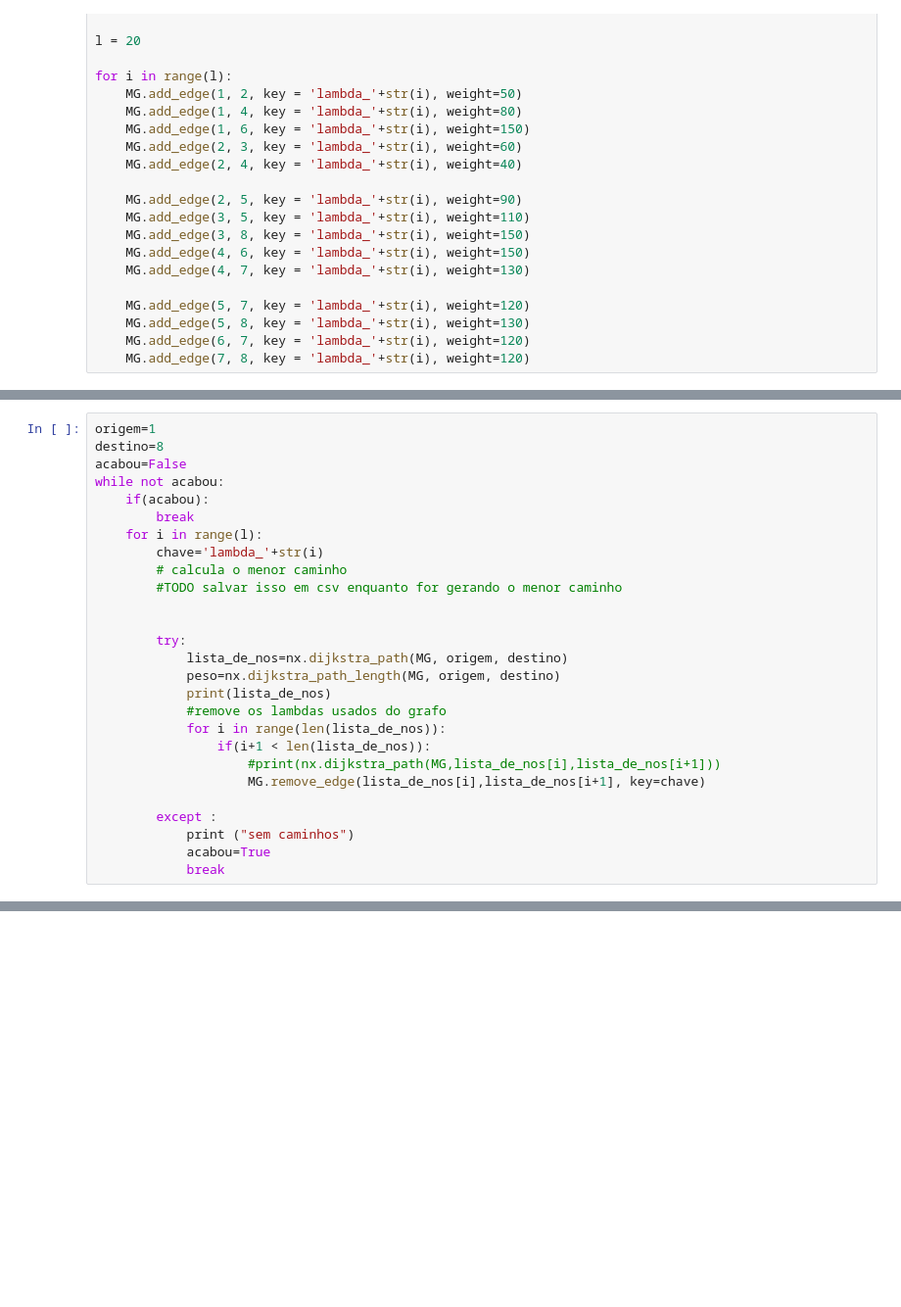
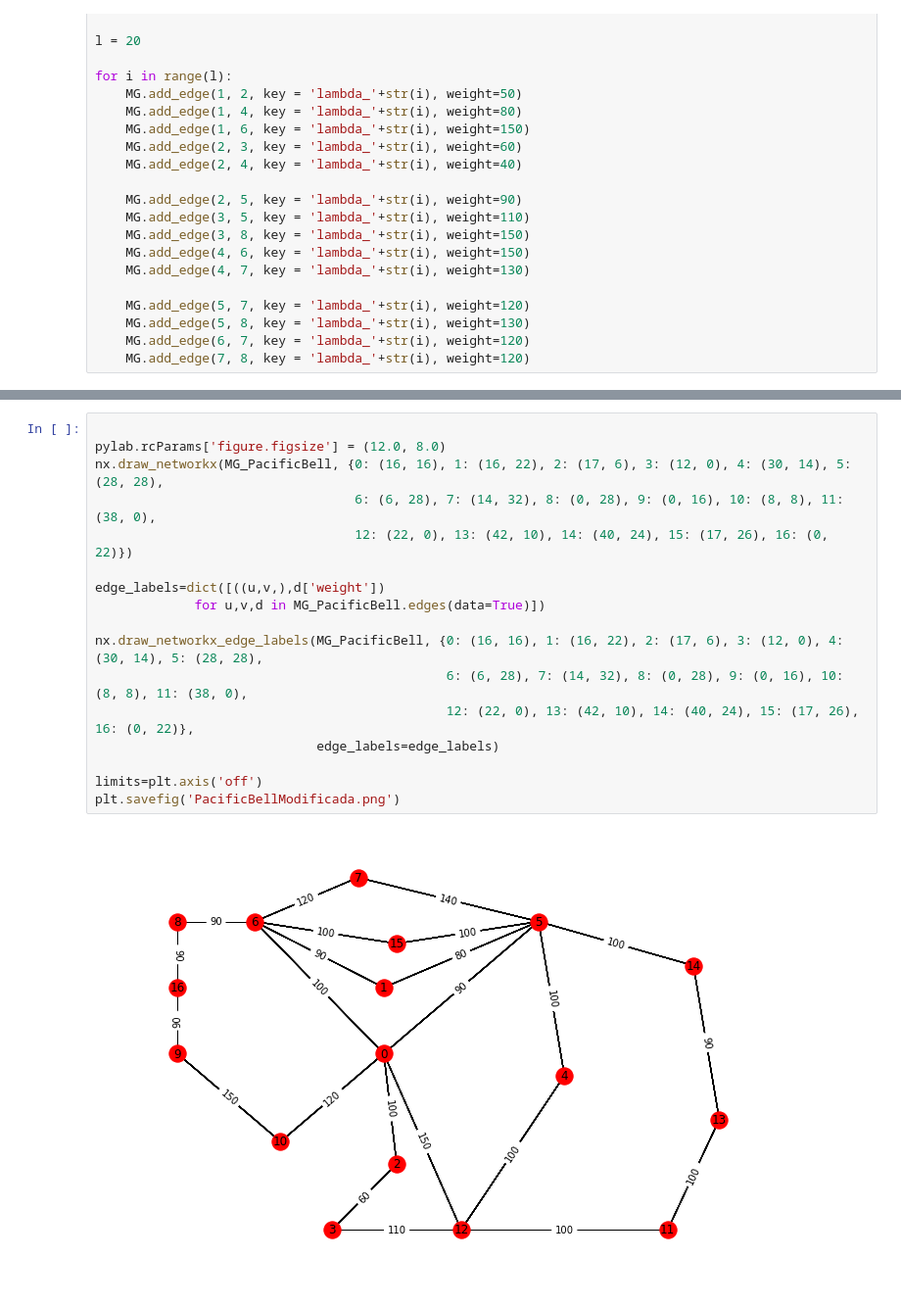
Before and after one commit to wilson-calixto/simulacoes_de_redes_opticas, a Jupyter notebook: simulador.ipynb, the cells around one changed output, grey strips where cells are left out. Shown: that part at 98% size. Saved outputs shown, nothing was run; the diff lists cells and outputs as text; blank space fills up the shorter version.

```diff
--- a/simulador.ipynb
+++ b/simulador.ipynb
@@ -36,27 +37,0 @@ for i in range(l):
-# %%
-origem=1
-destino=8
-acabou=False
-while not acabou:
-    if(acabou):
-        break
-    for i in range(l):
-        chave='lambda_'+str(i)
-        # calcula o menor caminho
-        #TODO salvar isso em csv enquanto for gerando o menor caminho
-
-
-        try:
-            lista_de_nos=nx.dijkstra_path(MG, origem, destino)
-            peso=nx.dijkstra_path_length(MG, origem, destino)
-            print(lista_de_nos)
-            #remove os lambdas usados do grafo
-            for i in range(len(lista_de_nos)):
-                if(i+1 < len(lista_de_nos)):
-                    #print(nx.dijkstra_path(MG,lista_de_nos[i],lista_de_nos[i+1]))
-                    MG.remove_edge(lista_de_nos[i],lista_de_nos[i+1], key=chave)
-
-        except :
-            print ("sem caminhos")
-            acabou=True
-            break
@@ -87,0 +99,19 @@ limits=plt.axis('off')
+# %%
+
+pylab.rcParams['figure.figsize'] = (12.0, 8.0)
+nx.draw_networkx(MG_PacificBell, {0: (16, 16), 1: (16, 22), 2: (17, 6), 3: (12, 0), 4: (30, 14), 5: (28, 28),
+                                  6: (6, 28), 7: (14, 32), 8: (0, 28), 9: (0, 16), 10: (8, 8), 11: (38, 0),
+                                  12: (22, 0), 13: (42, 10), 14: (40, 24), 15: (17, 26), 16: (0, 22)})
+
+edge_labels=dict([((u,v,),d['weight'])
+             for u,v,d in MG_PacificBell.edges(data=True)])
+
+nx.draw_networkx_edge_labels(MG_PacificBell, {0: (16, 16), 1: (16, 22), 2: (17, 6), 3: (12, 0), 4: (30, 14), 5: (28, 28),
+                                              6: (6, 28), 7: (14, 32), 8: (0, 28), 9: (0, 16), 10: (8, 8), 11: (38, 0),
+                                              12: (22, 0), 13: (42, 10), 14: (40, 24), 15: (17, 26), 16: (0, 22)},
+                             edge_labels=edge_labels)
+
+limits=plt.axis('off')
+plt.savefig('PacificBellModificada.png')
+# %% [output]
+[figure, added]
```
Also changed, not shown: parts of 7 cells of this notebook.
